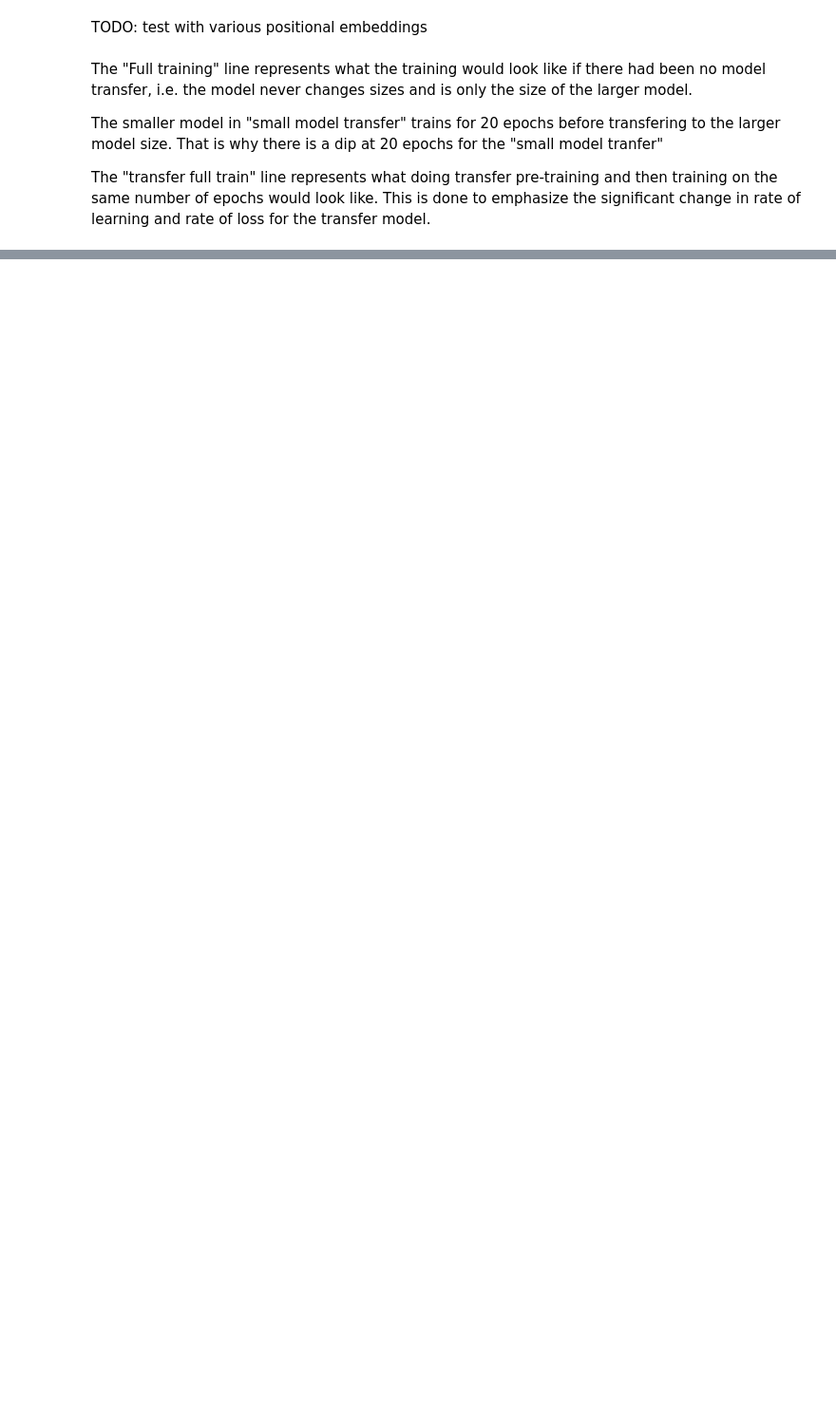
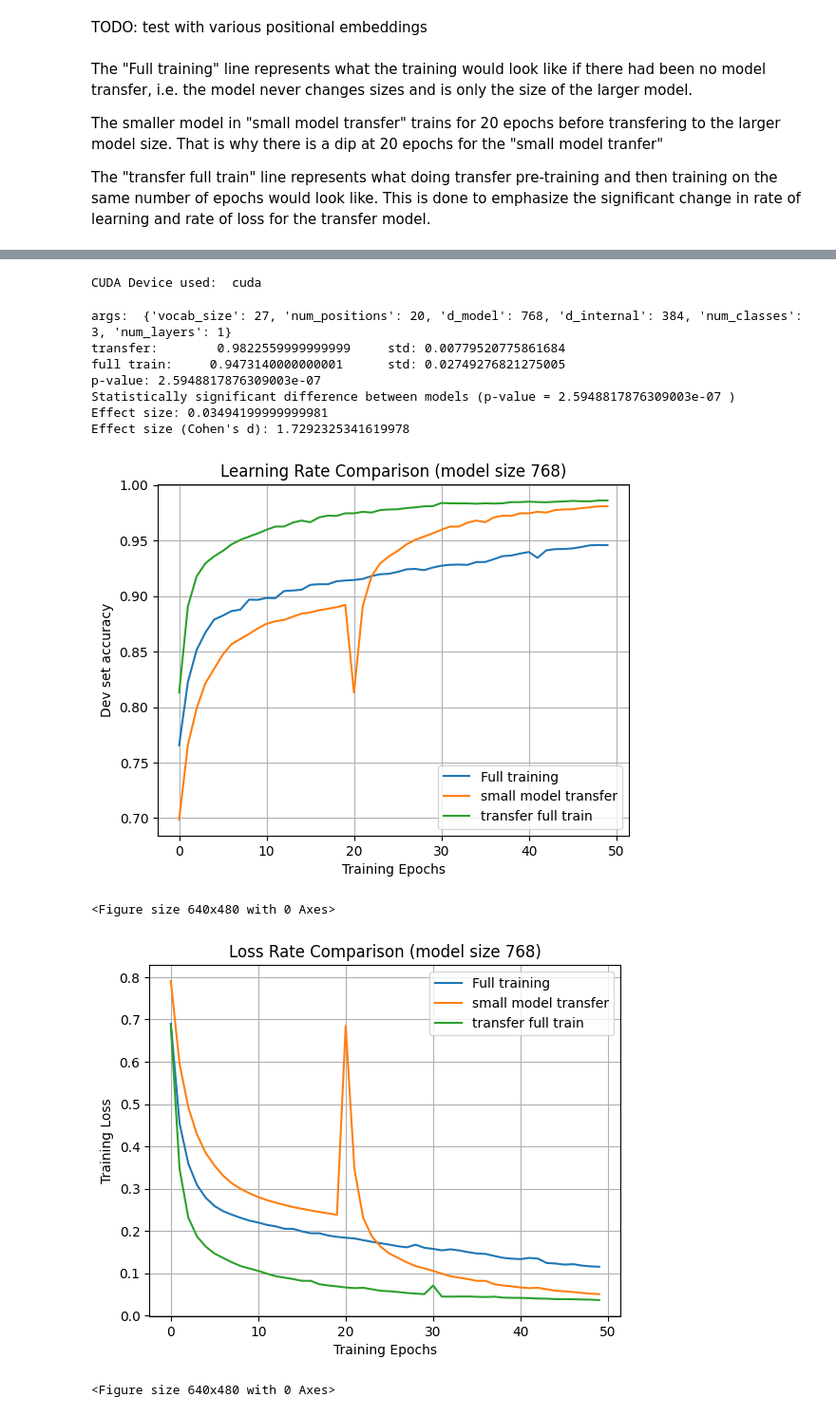
Before and after one commit to brianakl/bootstrapped_model_up_scaling, a Jupyter notebook: transfer_learning_transformer.ipynb, the cells around one changed output, grey strips where cells are left out. Shown at 95% size. Drawn from its saved outputs; the diff is of its cells as text; code cells hidden in the pictures; blank space fills up the shorter version.

Commit message:
training results

```diff
--- a/transfer_learning_transformer.ipynb
+++ b/transfer_learning_transformer.ipynb
@@ -684,0 +687,24 @@ Effect size (Cohen's d): 1.858577144778516
+# %%
+model_args = [
+    # {'vocab_size':27, 'num_positions':20, 'd_model':24, 'd_internal':12, 'num_classes':3, 'num_layers':1},    # these two model sizes are too small to transfer information
+    # {'vocab_size':27, 'num_positions':20, 'd_model':48, 'd_internal':24, 'num_classes':3, 'num_layers':1},
+    # {'vocab_size':27, 'num_positions':20, 'd_model':96, 'd_internal':48, 'num_classes':3, 'num_layers':1},
+    # {'vocab_size':27, 'num_positions':20, 'd_model':192, 'd_internal':96, 'num_classes':3, 'num_layers':1},
+    {'vocab_size':27, 'num_positions':20, 'd_model':384, 'd_internal':192, 'num_classes':3, 'num_layers':1},
+    {'vocab_size':27, 'num_positions':20, 'd_model':768, 'd_internal':384, 'num_classes':3, 'num_layers':1},
+]
+print("CUDA Device used: ", DEVICE)
+compare(model_args)
+# %% [output]
+CUDA Device used:  cuda
+args:  {'vocab_size': 27, 'num_positions': 20, 'd_model': 768, 'd_internal': 384, 'num_classes': 3, 'num_layers': 1}
+transfer:        0.9822559999999999     std: 0.00779520775861684
+full train:     0.9473140000000001      std: 0.02749276821275005
+p-value: 2.5948817876309003e-07
+Statistically significant difference between models (p-value = 2.5948817876309003e-07 )
+Effect size: 0.03494199999999981
+Effect size (Cohen's d): 1.7292325341619978
+[figure, added]
+<Figure size 640x480 with 0 Axes>
+[figure, added]
+<Figure size 640x480 with 0 Axes>
```
Also changed, not shown: parts of 1 cell of this notebook, 2 other files.
